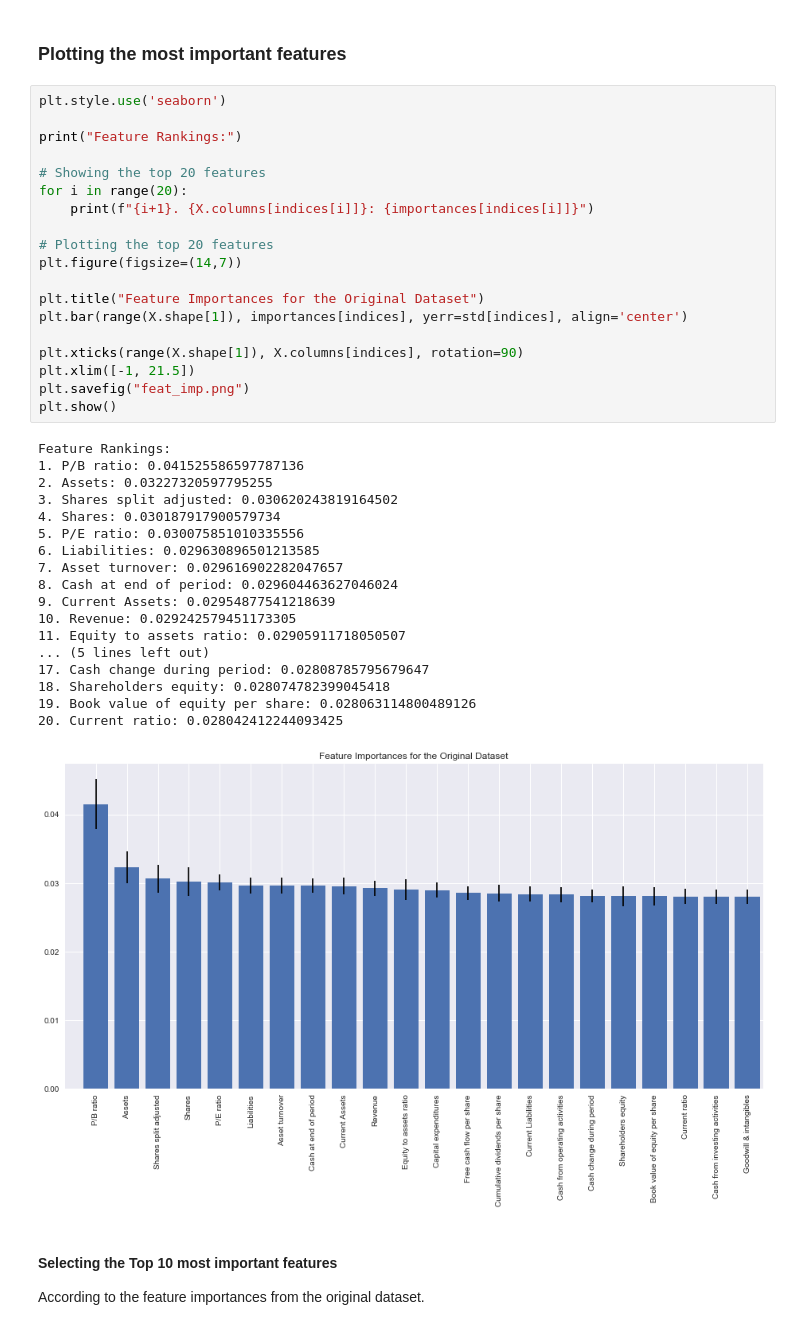
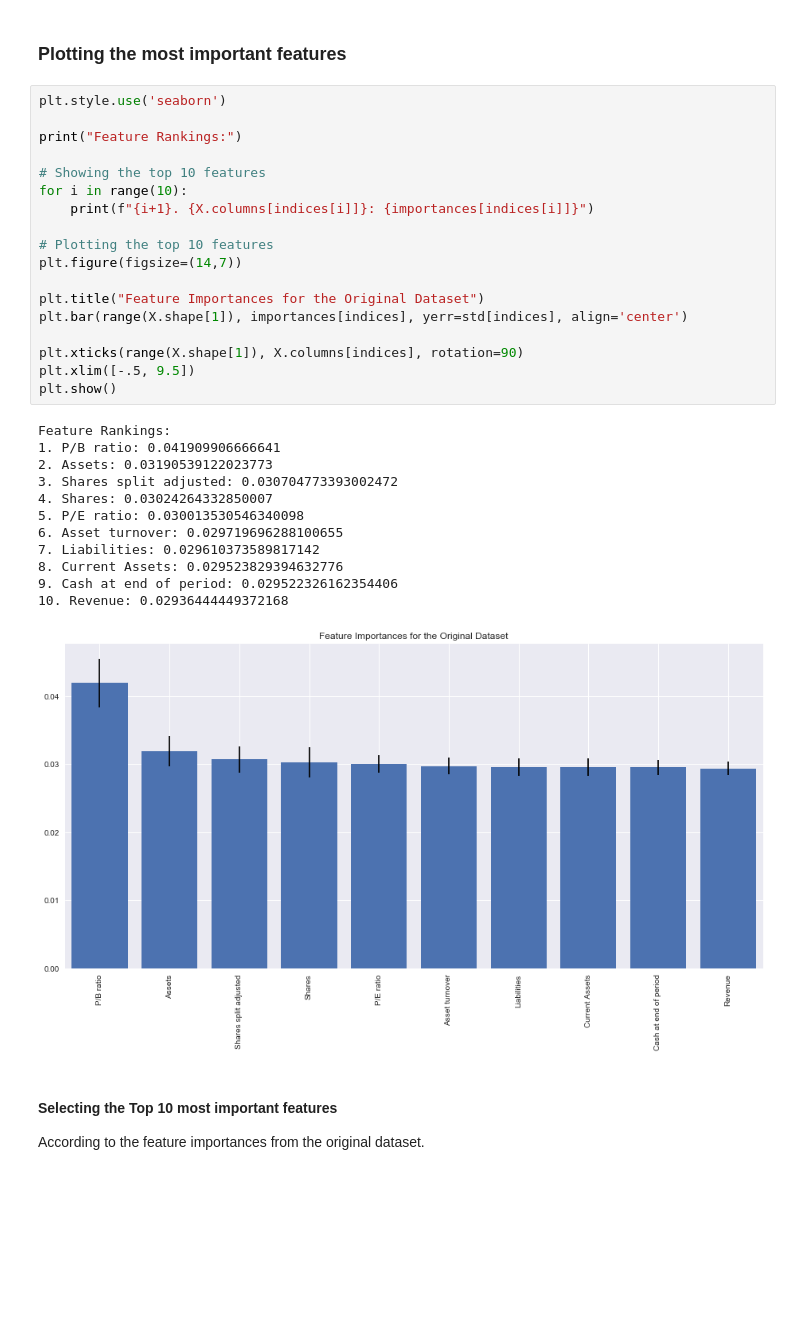
Before and after one commit to marcosan93/Stock-Performance-Predictor-2.0, a Jupyter notebook: Exploring-Dataset.ipynb, the cells around one changed output. Cells and saved outputs as stored; diff of their text form; blank space fills up the shorter version.

```diff
--- a/Exploring-Dataset.ipynb
+++ b/Exploring-Dataset.ipynb
@@ -118,41 +118,34 @@ indices = np.argsort(importances)[::-1]
 # %%
 plt.style.use('seaborn')
 
 print("Feature Rankings:")
 
-# Showing the top 20 features
-for i in range(20):
+# Showing the top 10 features
+for i in range(10):
     print(f"{i+1}. {X.columns[indices[i]]}: {importances[indices[i]]}")
 
-# Plotting the top 20 features
+# Plotting the top 10 features
 plt.figure(figsize=(14,7))
 
 plt.title("Feature Importances for the Original Dataset")
 plt.bar(range(X.shape[1]), importances[indices], yerr=std[indices], align='center')
 
 plt.xticks(range(X.shape[1]), X.columns[indices], rotation=90)
-plt.xlim([-1, 21.5])
-plt.savefig("feat_imp.png")
+plt.xlim([-.5, 9.5])
 plt.show()
 # %% [output]
 Feature Rankings:
-1. P/B ratio: 0.041525586597787136
-2. Assets: 0.03227320597795255
-3. Shares split adjusted: 0.030620243819164502
-4. Shares: 0.030187917900579734
-5. P/E ratio: 0.030075851010335556
-6. Liabilities: 0.029630896501213585
-7. Asset turnover: 0.029616902282047657
-8. Cash at end of period: 0.029604463627046024
-9. Current Assets: 0.02954877541218639
-10. Revenue: 0.029242579451173305
-11. Equity to assets ratio: 0.02905911718050507
-... (5 lines left out)
-17. Cash change during period: 0.02808785795679647
-18. Shareholders equity: 0.028074782399045418
-19. Book value of equity per share: 0.028063114800489126
-20. Current ratio: 0.028042412244093425
+1. P/B ratio: 0.041909906666641
+2. Assets: 0.03190539122023773
+3. Shares split adjusted: 0.030704773393002472
+4. Shares: 0.03024264332850007
+5. P/E ratio: 0.030013530546340098
+6. Asset turnover: 0.029719696288100655
+7. Liabilities: 0.029610373589817142
+8. Current Assets: 0.029523829394632776
+9. Cash at end of period: 0.029522326162354406
+10. Revenue: 0.02936444449372168
-[figure, old version]
+[figure, new version]
 # %% [markdown]
 #### Selecting the Top 10 most important features
 According to the feature importances from the original dataset.
```
Also changed, not shown: parts of 3 cells of this notebook, 4 other files.
